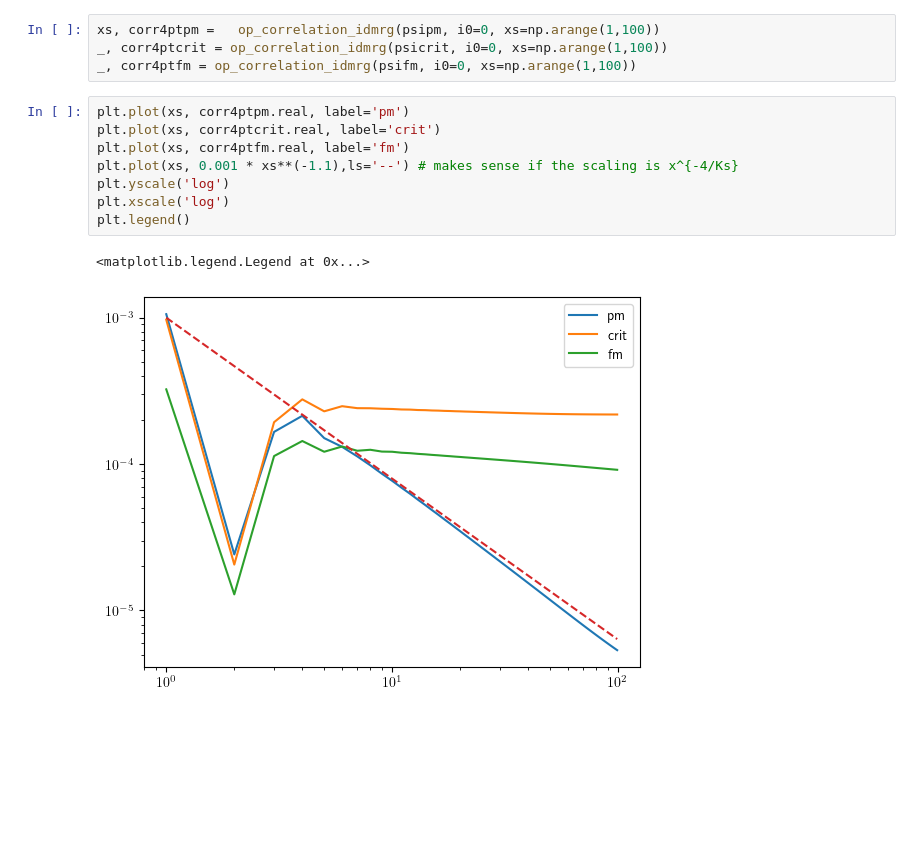
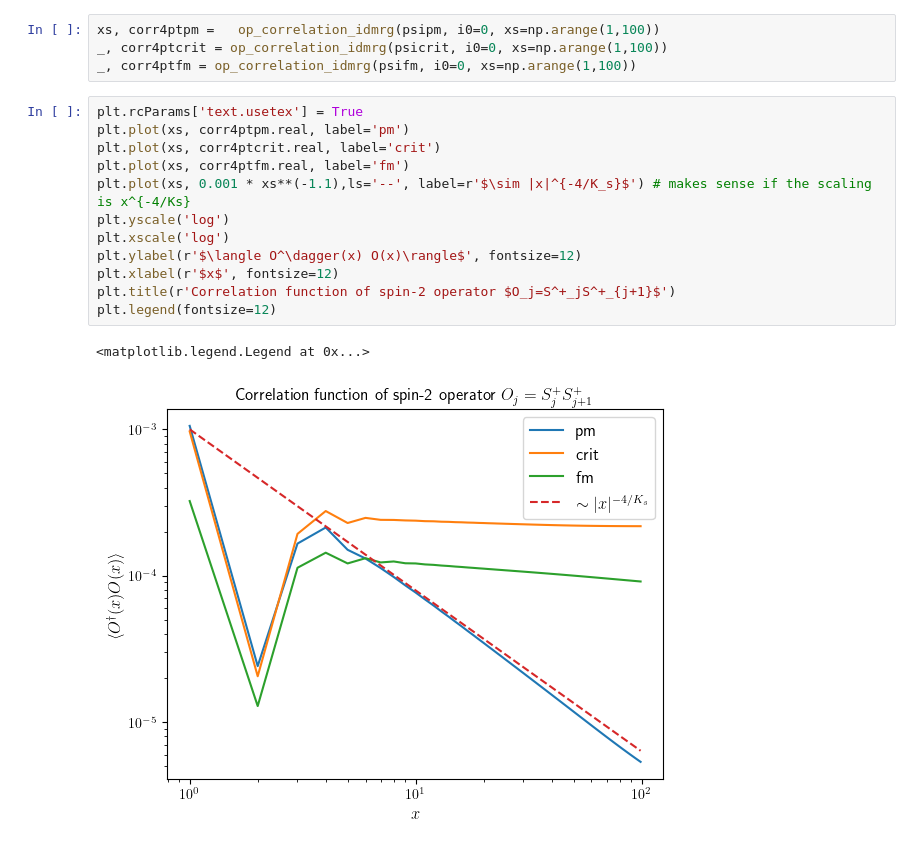
Before and after one commit to aravindhshankar/Spin1LongRangeOrder.jl, a Jupyter notebook: python/notebooks/chi800magzfromdata.ipynb, the cells around one changed output. Saved outputs shown, nothing was run; the diff lists cells and outputs as text; blank space fills up the shorter version.

```diff
--- a/python/notebooks/chi800magzfromdata.ipynb
+++ b/python/notebooks/chi800magzfromdata.ipynb
@@ -280,13 +280,17 @@ xs, corr4ptpm =   op_correlation_idmrg(psipm, i0=0, xs=np.arange(1,100))
 _, corr4ptcrit = op_correlation_idmrg(psicrit, i0=0, xs=np.arange(1,100))
 _, corr4ptfm = op_correlation_idmrg(psifm, i0=0, xs=np.arange(1,100))
 # %%
+plt.rcParams['text.usetex'] = True
 plt.plot(xs, corr4ptpm.real, label='pm')
 plt.plot(xs, corr4ptcrit.real, label='crit')
 plt.plot(xs, corr4ptfm.real, label='fm')
-plt.plot(xs, 0.001 * xs**(-1.1),ls='--') # makes sense if the scaling is x^{-4/Ks}
+plt.plot(xs, 0.001 * xs**(-1.1),ls='--', label=r'$\sim |x|^{-4/K_s}$') # makes sense if the scaling is x^{-4/Ks}
 plt.yscale('log')
 plt.xscale('log')
-plt.legend()
+plt.ylabel(r'$\langle O^\dagger(x) O(x)\rangle$', fontsize=12)
+plt.xlabel(r'$x$', fontsize=12)
+plt.title(r'Correlation function of spin-2 operator $O_j=S^+_jS^+_{j+1}$')
+plt.legend(fontsize=12)
 # %% [output]
 <matplotlib.legend.Legend at 0x...>
-[figure, old version]
+[figure, new version]
```
Also changed, not shown: 4 other files.
